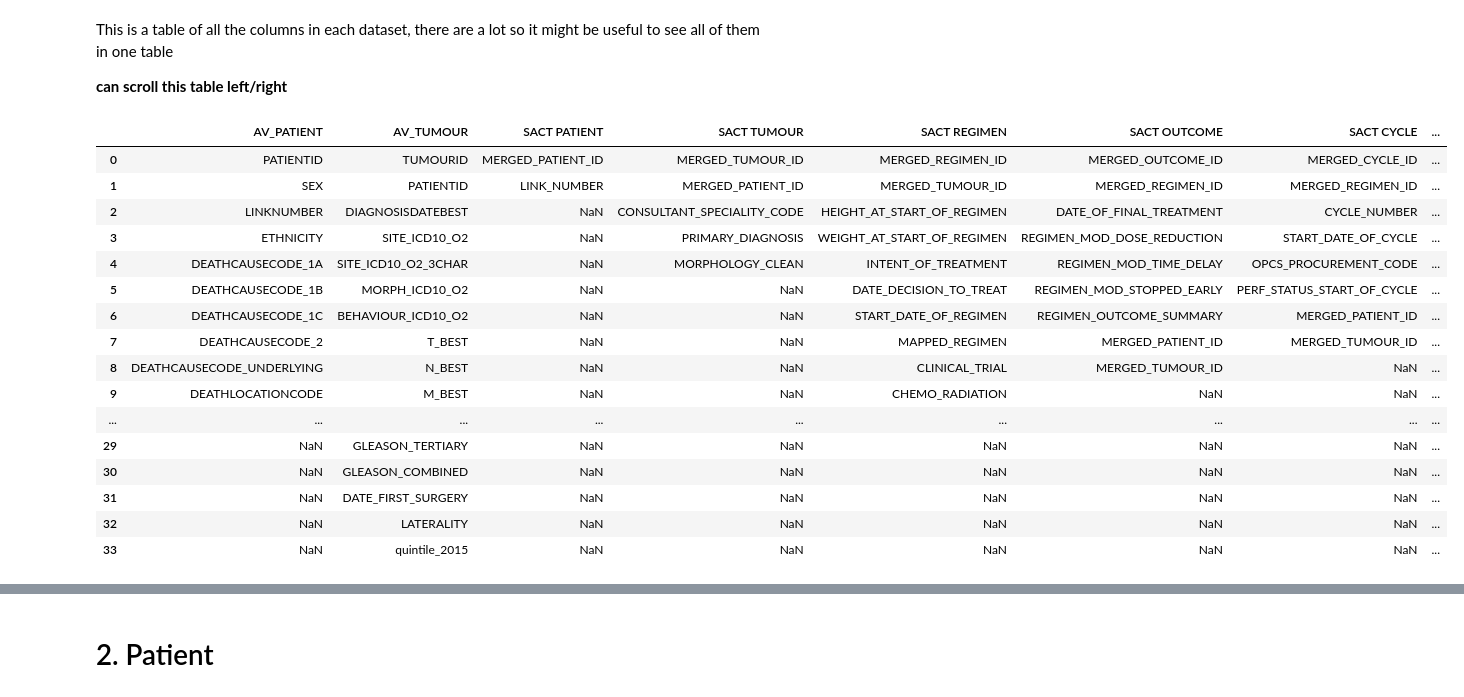
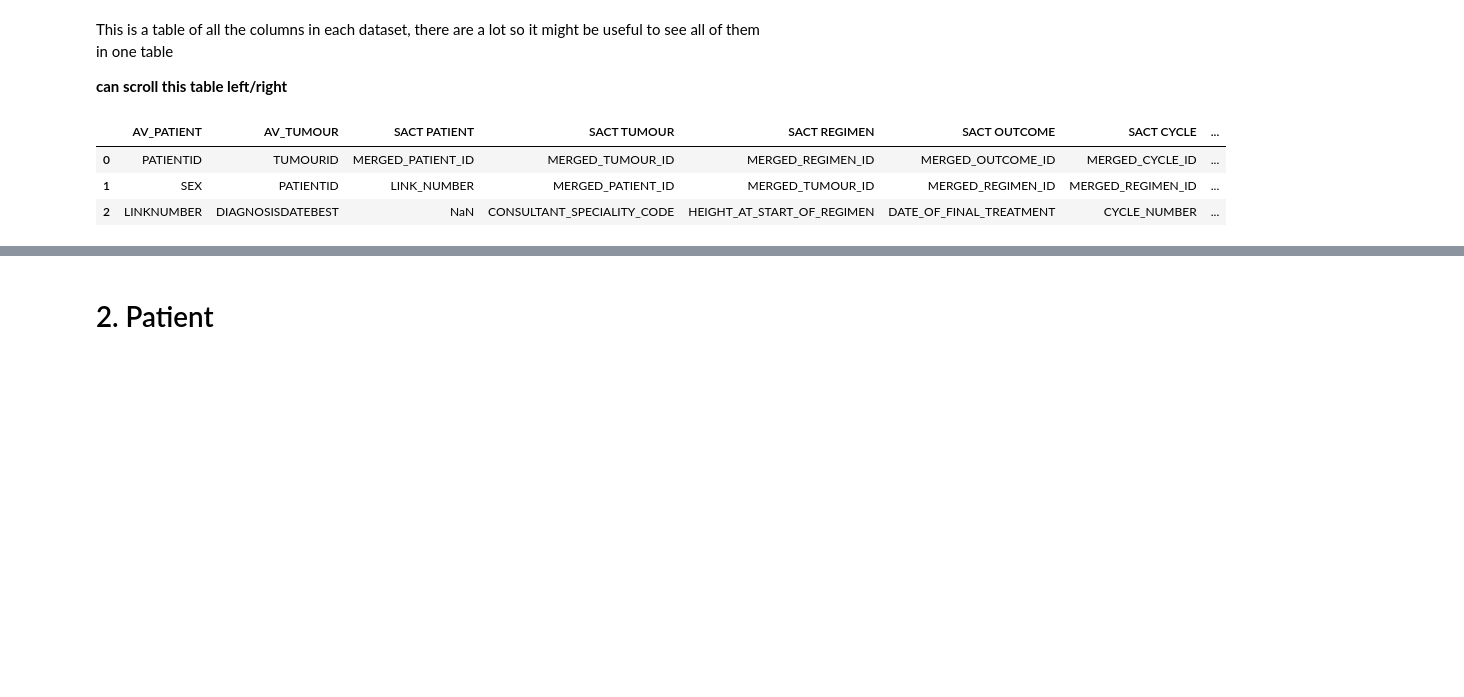
Before and after one commit to UCL-simulacrum/EDA, a Jupyter notebook: cancerdata_EDA.ipynb, the cells around one changed output, grey strips where cells are left out. Drawn from its saved outputs; the diff is of its cells as text; code cells hidden in the pictures; blank space fills up the shorter version.

Commit message:
clean up

```diff
--- a/cancerdata_EDA.ipynb
+++ b/cancerdata_EDA.ipynb
@@ -35,31 +35,18 @@ This is a table of all the columns in each dataset, there are a lot so it might
 # %%
 datadict = pd.ExcelFile('Simulacrum-data-dictionary.xlsx')
 sheets = datadict.sheet_names[1:]
 DF = pd.DataFrame()
 for sheet in sheets:
     df = pd.read_excel(datadict,sheet)
     df[sheet] = df['Field name']
     DF = pd.concat([DF,df[sheet]], axis=1)
 
-DF
+DF.head(3)
 # %% [output]
 |  | AV_PATIENT | AV_TUMOUR | SACT PATIENT | SACT TUMOUR | SACT REGIMEN | SACT OUTCOME | SACT CYCLE | ... |
 | 0 | PATIENTID | TUMOURID | MERGED_PATIENT_ID | MERGED_TUMOUR_ID | MERGED_REGIMEN_ID | MERGED_OUTCOME_ID | MERGED_CYCLE_ID | ... |
 | 1 | SEX | PATIENTID | LINK_NUMBER | MERGED_PATIENT_ID | MERGED_TUMOUR_ID | MERGED_REGIMEN_ID | MERGED_REGIMEN_ID | ... |
 | 2 | LINKNUMBER | DIAGNOSISDATEBEST | NaN | CONSULTANT_SPECIALITY_CODE | HEIGHT_AT_START_OF_REGIMEN | DATE_OF_FINAL_TREATMENT | CYCLE_NUMBER | ... |
-| 3 | ETHNICITY | SITE_ICD10_O2 | NaN | PRIMARY_DIAGNOSIS | WEIGHT_AT_START_OF_REGIMEN | REGIMEN_MOD_DOSE_REDUCTION | START_DATE_OF_CYCLE | ... |
-| 4 | DEATHCAUSECODE_1A | SITE_ICD10_O2_3CHAR | NaN | MORPHOLOGY_CLEAN | INTENT_OF_TREATMENT | REGIMEN_MOD_TIME_DELAY | OPCS_PROCUREMENT_CODE | ... |
-| 5 | DEATHCAUSECODE_1B | MORPH_ICD10_O2 | NaN | NaN | DATE_DECISION_TO_TREAT | REGIMEN_MOD_STOPPED_EARLY | PERF_STATUS_START_OF_CYCLE | ... |
-| 6 | DEATHCAUSECODE_1C | BEHAVIOUR_ICD10_O2 | NaN | NaN | START_DATE_OF_REGIMEN | REGIMEN_OUTCOME_SUMMARY | MERGED_PATIENT_ID | ... |
-| 7 | DEATHCAUSECODE_2 | T_BEST | NaN | NaN | MAPPED_REGIMEN | MERGED_PATIENT_ID | MERGED_TUMOUR_ID | ... |
-| 8 | DEATHCAUSECODE_UNDERLYING | N_BEST | NaN | NaN | CLINICAL_TRIAL | MERGED_TUMOUR_ID | NaN | ... |
-| 9 | DEATHLOCATIONCODE | M_BEST | NaN | NaN | CHEMO_RADIATION | NaN | NaN | ... |
-| ... | ... | ... | ... | ... | ... | ... | ... | ... |
-| 29 | NaN | GLEASON_TERTIARY | NaN | NaN | NaN | NaN | NaN | ... |
-| 30 | NaN | GLEASON_COMBINED | NaN | NaN | NaN | NaN | NaN | ... |
-| 31 | NaN | DATE_FIRST_SURGERY | NaN | NaN | NaN | NaN | NaN | ... |
-| 32 | NaN | LATERALITY | NaN | NaN | NaN | NaN | NaN | ... |
-| 33 | NaN | quintile_2015 | NaN | NaN | NaN | NaN | NaN | ... |
 # %% [markdown]
 Diagram of how the datasets are linked:
 
```
Also changed, not shown: parts of 4 cells of this notebook.
